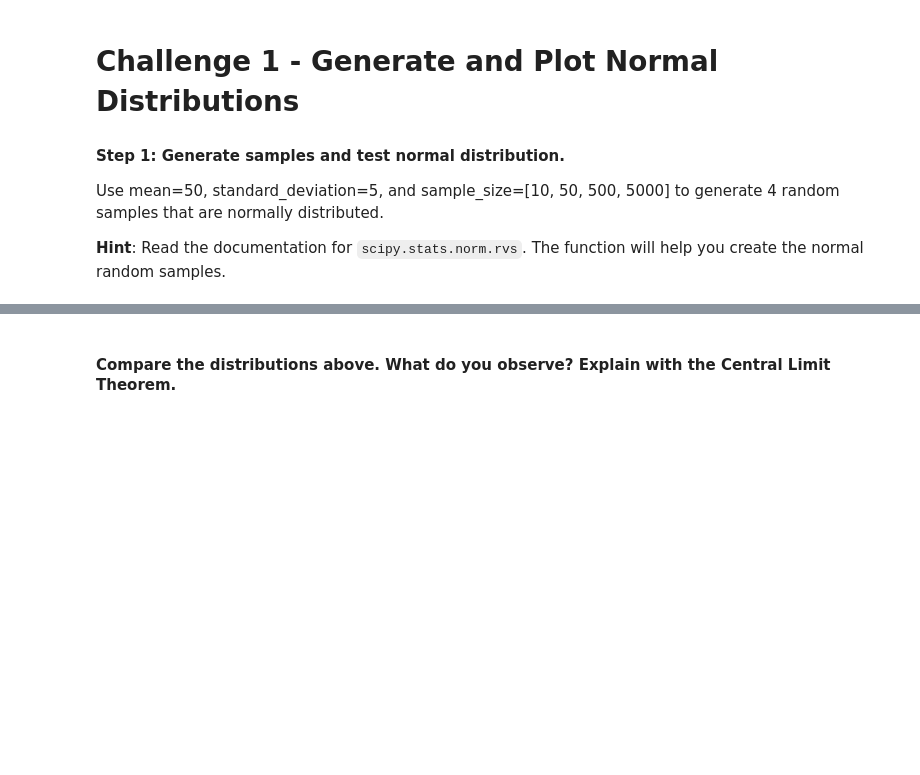
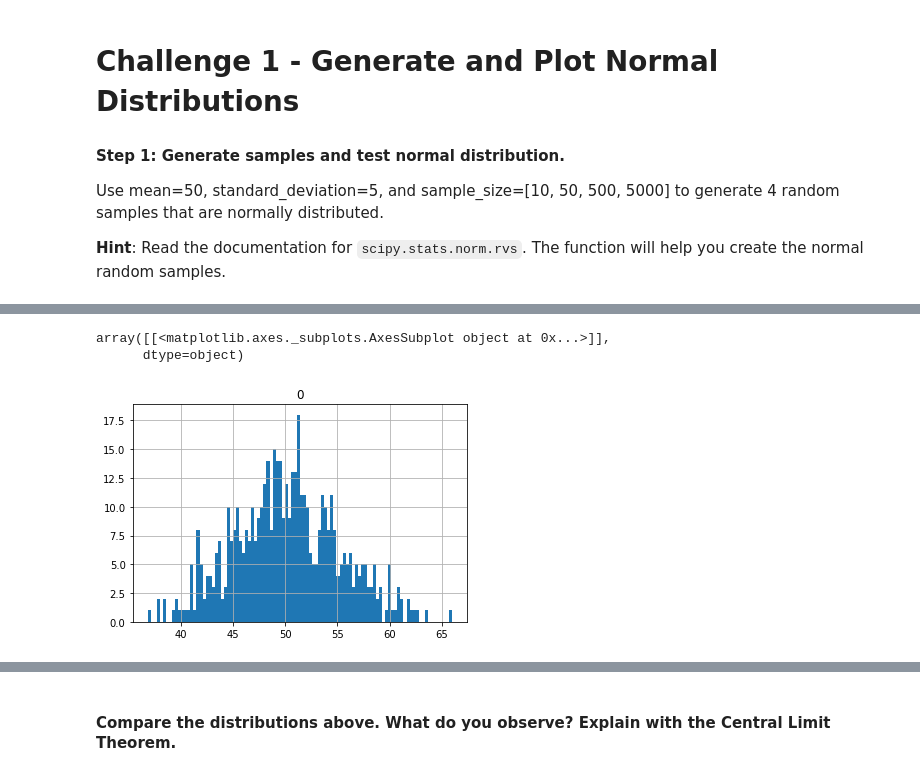
Before and after one commit to ta-data-bcn/lab-probability-dist, a Jupyter notebook: your-code/main.ipynb, the cells around one changed output, grey strips where cells are left out. Cells and saved outputs as stored; diff of their text form; code cells hidden in the pictures; blank space fills up the shorter version.

```diff
--- a/your-code/main.ipynb
+++ b/your-code/main.ipynb
@@ -17,0 +47,5 @@ Use mean=50, standard_deviation=5, and sample_size=[10, 50, 500, 5000] to genera
+# %%
+random_500 = norm.rvs(loc=50, scale=5, size=500, random_state=None)
+# %%
+random_500 = pd.DataFrame(random_500)
+random_500.head()
@@ -25,0 +92,6 @@ If you did, your outputs would be really similar to the ones below:
+# %%
+random_500.hist(bins=100)
+# %% [output]
+array([[<matplotlib.axes._subplots.AxesSubplot object at 0x...>]],
+      dtype=object)
+[figure, added]
```
Also changed, not shown: parts of 15 cells of this notebook.
